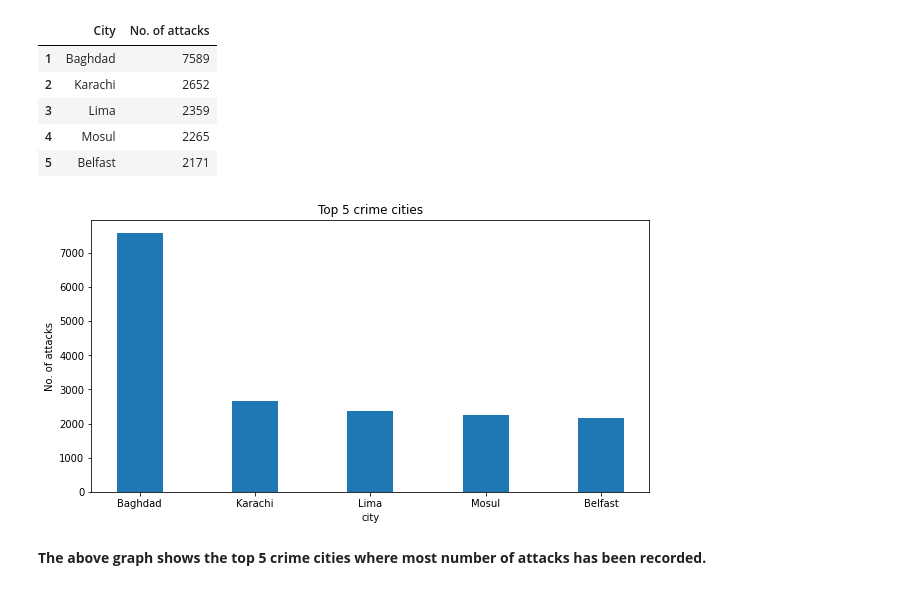
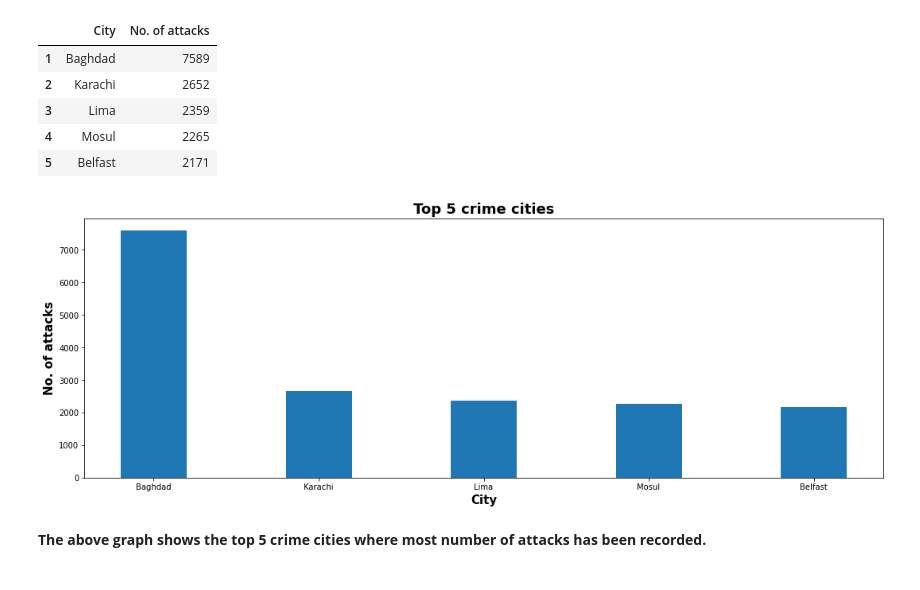
Before and after one commit to disuja7/Global_terrorism_analysis, a Jupyter notebook: Deeshu_Kumar_Global_Terrorism_Analysis_Capstone_Project.ipynb, the cells around one changed output. Cells and saved outputs as stored; diff of their text form; code cells hidden in the pictures.

```diff
--- a/Deeshu_Kumar_Global_Terrorism_Analysis_Capstone_Project.ipynb
+++ b/Deeshu_Kumar_Global_Terrorism_Analysis_Capstone_Project.ipynb
@@ -361,24 +427,24 @@ city_wise_attack
 # %%
 # Visualizing the Top 5 crime cities using matplolib bar chart
 
 # importing libraries
 import matplotlib.pyplot as plt
 
 #declairing data
 city = list(city_wise_attack['City'])
 attacks = list(city_wise_attack['No. of attacks'])
-fig = plt.figure(figsize = (10, 5))
+fig = plt.figure(figsize = (18, 6))
 
 # creating the bar plot
 plt.bar(city,attacks,
         width = 0.4)
 
-plt.xlabel("city")
-plt.ylabel("No. of attacks")
-plt.title("Top 5 crime cities")
+plt.xlabel("City",weight='bold',fontsize=15)
+plt.ylabel("No. of attacks",weight='bold',fontsize=15)
+plt.title("Top 5 crime cities",weight='bold',fontsize=18)
 plt.show()
 # %% [output]
-[figure, old version]
+[figure, new version]
 # %% [markdown]
 **The above graph shows the top 5 crime cities where most number of attacks has been recorded.**
 # %% [markdown]
```
Also changed, not shown: parts of 31 cells of this notebook.
